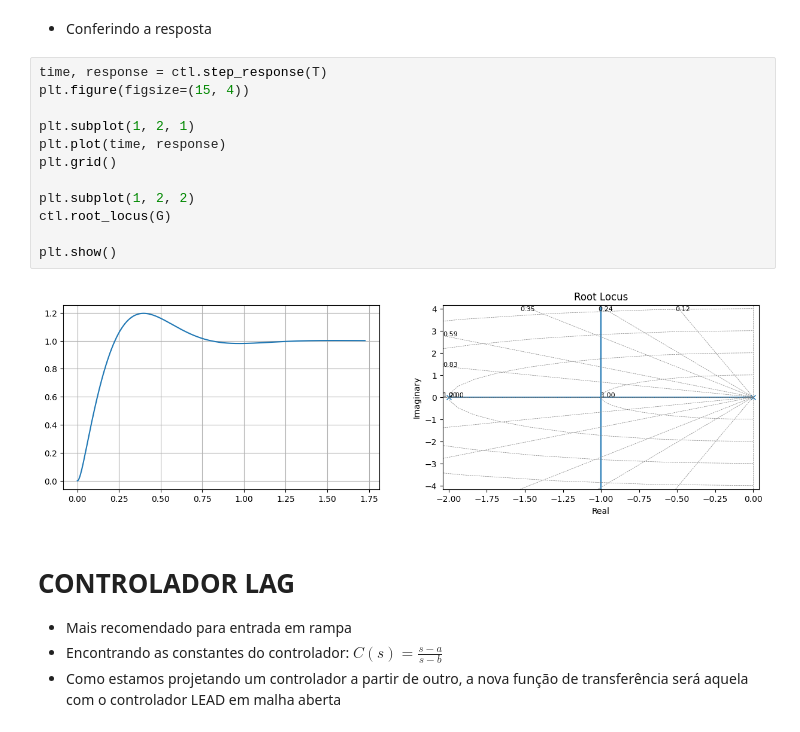
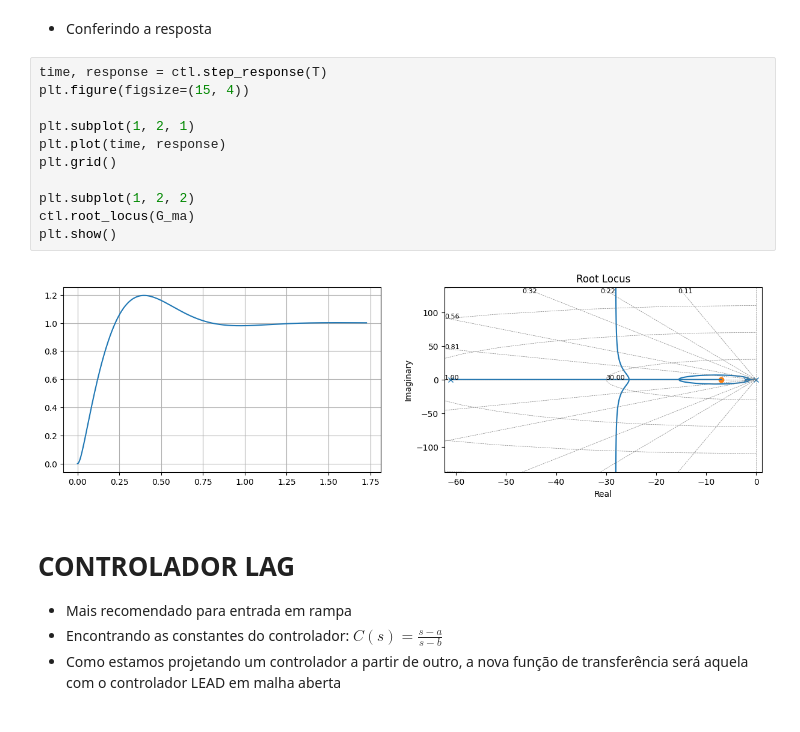
Before and after one commit to KlaussMarchi/DataScience, a Jupyter notebook: PyTrole/CONTROL/LEAD_LAG.ipynb, the cells around one changed output. Cells and saved outputs as stored; diff of their text form.

```diff
--- a/PyTrole/CONTROL/LEAD_LAG.ipynb
+++ b/PyTrole/CONTROL/LEAD_LAG.ipynb
@@ -140,17 +140,16 @@ $$\frac{364.5 s + 2524}{s^3 + 63.12 s^2 + 486.7 s + 2524}$$
 # %%
 time, response = ctl.step_response(T)
 plt.figure(figsize=(15, 4))
 
 plt.subplot(1, 2, 1)
 plt.plot(time, response)
 plt.grid()
 
 plt.subplot(1, 2, 2)
-ctl.root_locus(G)
-
+ctl.root_locus(G_ma)
 plt.show()
 # %% [output]
-[figure, old version]
+[figure, new version]
 # %% [markdown]
 # CONTROLADOR LAG
 - Mais recomendado para entrada em rampa
```
Also changed, not shown: parts of 1 cell of this notebook, 25 other files.
